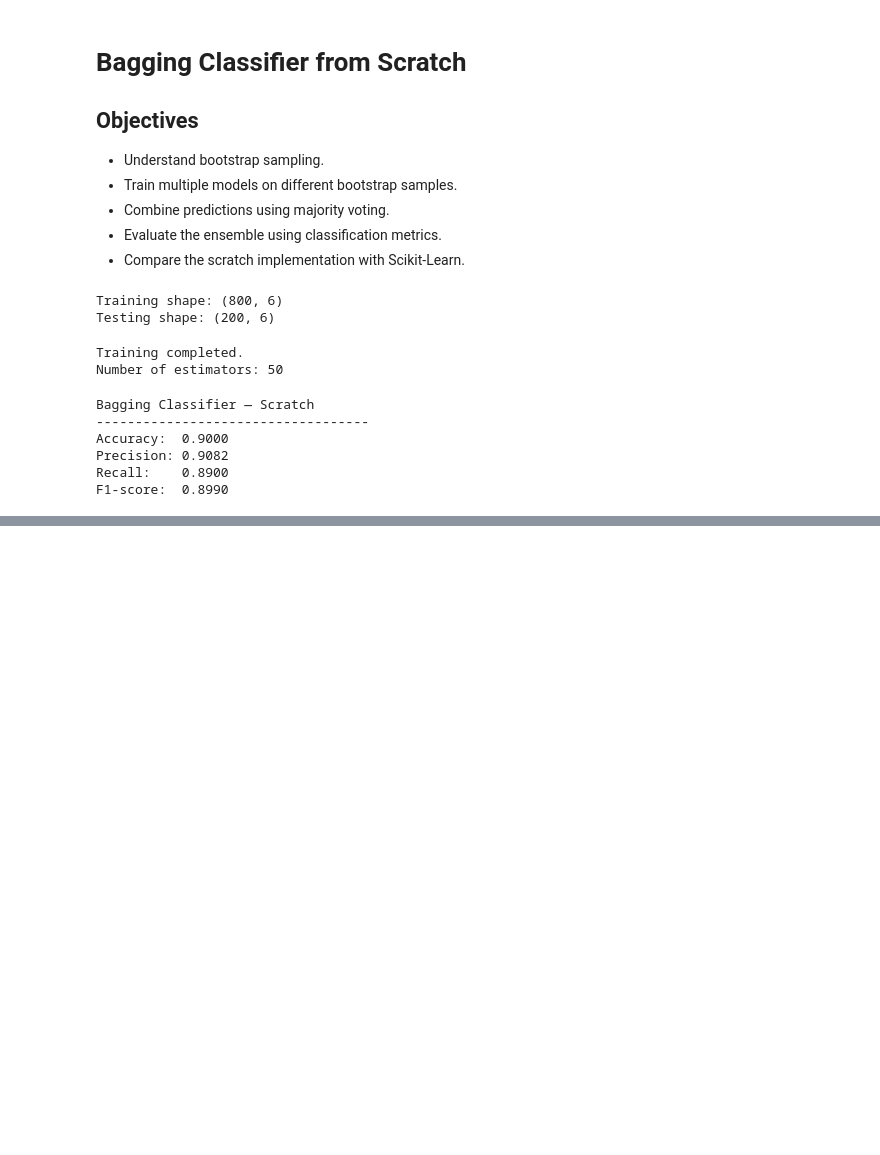
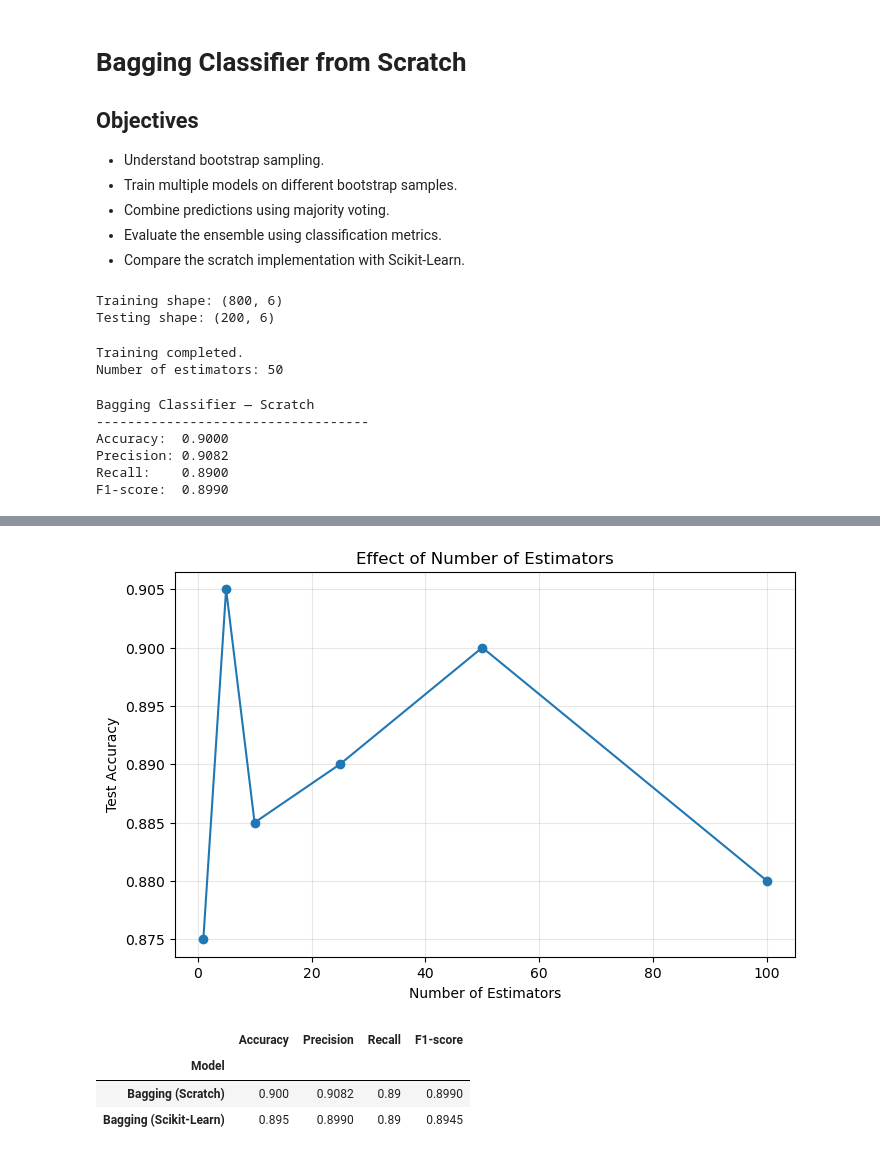
Before and after one commit to AHMAD-ALI5/machine-learning-from-scratch, a Jupyter notebook: machine-learning-from-scratch/ensemble learning/bagging.ipynb, the cells around one changed output, grey strips where cells are left out. Drawn from its saved outputs; the diff is of its cells as text; code cells hidden in the pictures; blank space fills up the shorter version.

```diff
--- a/machine-learning-from-scratch/ensemble learning/bagging.ipynb
+++ b/machine-learning-from-scratch/ensemble learning/bagging.ipynb
@@ -155,0 +177,61 @@ F1-score:  0.8990
+# %%
+estimator_counts = [1, 5, 10, 25, 50, 100]
+scores = []
+
+for n in estimator_counts:
+    model = BaggingClassifierScratch(
+        estimator=DecisionTreeClassifier(random_state=42),
+        n_estimators=n,
+        random_state=42
+    )
+    model.fit(X_train, y_train)
+
+    scores.append(
+        accuracy_score(y_test, model.predict(X_test))
+    )
+
+plt.figure(figsize=(8, 5))
+plt.plot(estimator_counts, scores, marker="o")
+plt.xlabel("Number of Estimators")
+plt.ylabel("Test Accuracy")
+plt.title("Effect of Number of Estimators")
+plt.grid(True, alpha=0.3)
+plt.show()
+# %% [output]
+[figure, added]
+# %%
+sklearn_bagging = BaggingClassifier(
+    estimator=DecisionTreeClassifier(random_state=42),
+    n_estimators=50,
+    max_samples=1.0,
+    bootstrap=True,
+    random_state=42,
+    n_jobs=-1
+)
+
+sklearn_bagging.fit(X_train, y_train)
+y_pred_sklearn = sklearn_bagging.predict(X_test)
+
+results = pd.DataFrame([
+    {
+        "Model": "Bagging (Scratch)",
+        "Accuracy": accuracy_score(y_test, y_pred_scratch),
+        "Precision": precision_score(y_test, y_pred_scratch, zero_division=0),
+        "Recall": recall_score(y_test, y_pred_scratch, zero_division=0),
+        "F1-score": f1_score(y_test, y_pred_scratch, zero_division=0)
+    },
+    {
+        "Model": "Bagging (Scikit-Learn)",
+        "Accuracy": accuracy_score(y_test, y_pred_sklearn),
+        "Precision": precision_score(y_test, y_pred_sklearn, zero_division=0),
+        "Recall": recall_score(y_test, y_pred_sklearn, zero_division=0),
+        "F1-score": f1_score(y_test, y_pred_sklearn, zero_division=0)
+    }
+]).set_index("Model")
+
+results.round(4)
+# %% [output]
+|  | Accuracy | Precision | Recall | F1-score |
+| Model |  |  |  |  |
+| Bagging (Scratch) | 0.900 | 0.9082 | 0.89 | 0.8990 |
+| Bagging (Scikit-Learn) | 0.895 | 0.8990 | 0.89 | 0.8945 |
```
Also changed, not shown: parts of 3 cells of this notebook.
